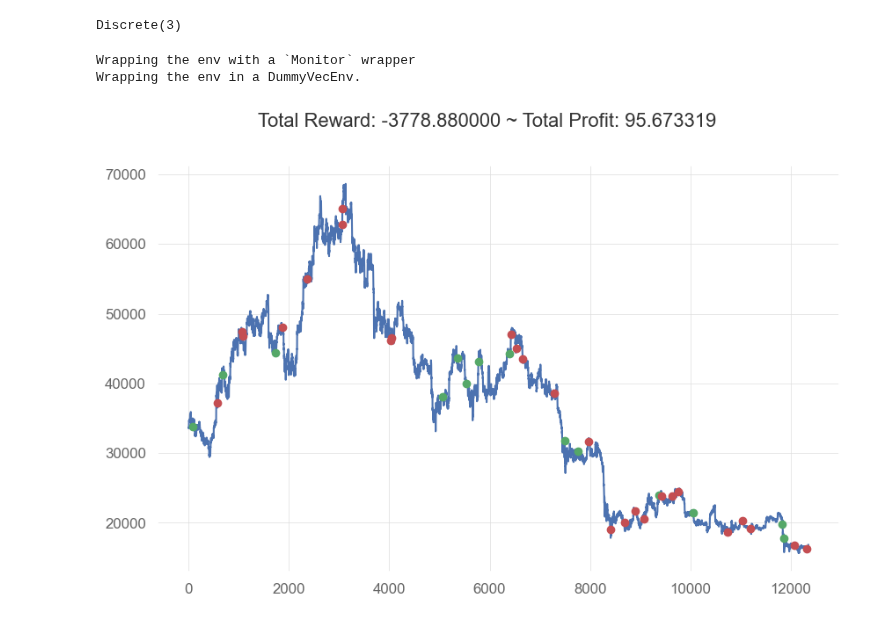
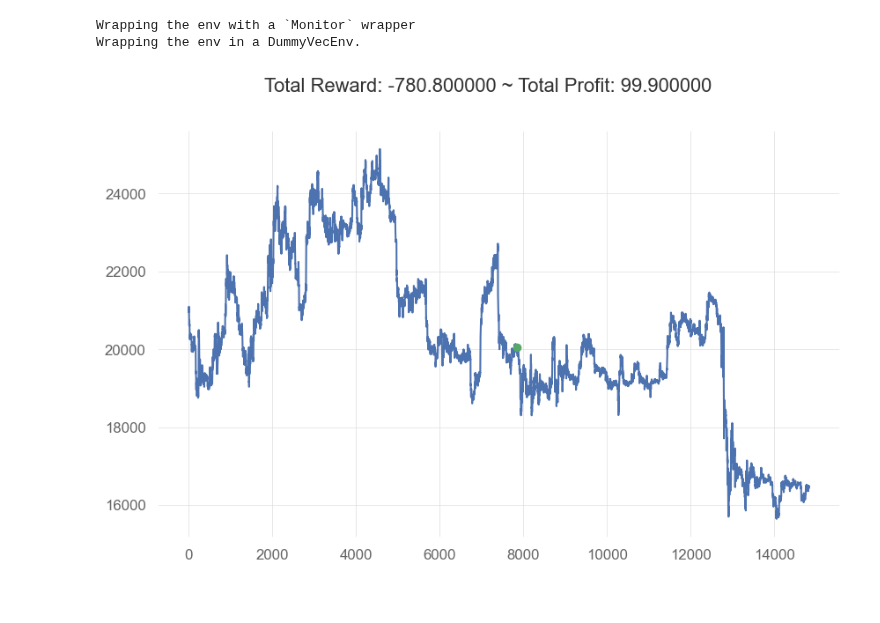
Before and after one commit to zizzs3228/trading, a Jupyter notebook: AIbot.ipynb, the cells around one changed output. Cells and saved outputs as stored; diff of their text form; code cells hidden in the pictures.

```diff
--- a/AIbot.ipynb
+++ b/AIbot.ipynb
@@ -36,20 +36,23 @@ def add_signals(env):
     start = env.frame_bound[0] - env.window_size
     end = env.frame_bound[1]
     prices = env.df.loc[:,'Close'].to_numpy()[start:end]
-    signal_features = env.df.loc[:,['Open','High','Low','Volume','RSX']].to_numpy()[start:end]
+    signal_features = env.df.loc[:,['PCTOpen','PCTHigh','PCTLow','PCTClose','PCTVolume','RSX']].to_numpy()[start:end]
     return prices, signal_features
 
 class MyCustomEnv(StocksEnv):
     _process_data = add_signals
 # %%
-# traindf = get_price_data_binance('BTCUSDT',1000,'1 Jul, 2021','30 Nov, 2022',interval = Client.KLINE_INTERVAL_1HOUR)
-# testdf = get_price_data_binance('BTCUSDT',1000,'1 Dec, 2022','31 Dec, 2022',interval = Client.KLINE_INTERVAL_1HOUR)
+# traindf = get_price_data_binance('BTCUSDT',1000,'1 Jul, 2021','30 Nov, 2022',interval = Client.KLINE_INTERVAL_15MINUTE)
+# testdf = get_price_data_binance('BTCUSDT',1000,'1 Dec, 2022','31 Dec, 2022',interval = Client.KLINE_INTERVAL_15MINUTE)
 # traindf.to_csv('traindf.csv',index=False)
 # testdf.to_csv('testdf.csv',index=False)
 traindf = pd.read_csv('traindf.csv')
 testdf = pd.read_csv('testdf.csv')
+enddf = pd.read_csv('enddf.csv')
 traindf['date'] = pd.to_datetime(traindf['date'])
 testdf['date'] = pd.to_datetime(testdf['date'])
+enddf['date'] = pd.to_datetime(enddf['date'])
 traindf.set_index('date',inplace=True)
 testdf.set_index('date',inplace=True)
+enddf.set_index('date',inplace=True)
 # %%
@@ -137,18 +135,16 @@ model_path = os.path.join('models',f'{modelname}')
 # stats_path = os.path.join(log_path, "vec_normalize.pkl")
 window_size = 50
 start_index = window_size
-end_index = len(traindf)
+end_index = len(enddf)
 num_cpu = 1
 
 
-env = MyCustomEnv(df=traindf, frame_bound=(start_index+50,end_index), window_size=window_size)
-env.action_space
+# env = MyCustomEnv(df=traindf, frame_bound=(start_index+50,end_index), window_size=window_size)
+# env.action_space
 
 # obs = env.reset()
 # action = env.action_space.sample()
 # print(obs.dtype)
-# %% [output]
-Discrete(3)
 # %%
 # model = PPO("MlpPolicy", env, verbose=1, tensorboard_log=log_path,learning_rate=3e-3)
 # TIMESTEPS = 10000
@@ -156,33 +152,33 @@ Discrete(3)
 #     model.learn(total_timesteps=TIMESTEPS,reset_num_timesteps=False,tb_log_name=modelname)
 #     model.save(os.path.join(f'{model_path}',f'{TIMESTEPS*i}'))
 # %%
-env = MyCustomEnv(df=traindf, frame_bound=(start_index+50,end_index), window_size=window_size)
+env = MyCustomEnv(df=enddf, frame_bound=(start_index+50,end_index), window_size=window_size)
 
 profit = []
 results = []
-model = PPO.load('models\\test25\\60000.zip',env=env)
+model = PPO.load('models\\test31\\410000.zip',env=env)
 
 obs = env.reset()
 # print(f'Test №{i}')
 
 while True:
     action, state = model.predict(obs)
     obs, reward, done, info = env.step(action)
     results.append(info['total_profit'])
     # rewards.append(reward)
     if done:
         break
     # profit.append(info['total_profit'])
 # print(info['total_profit'])
 plt.cla()
 env.render_all()
 plt.show()
 # plt.scatter(range(len(rewards)), rewards)
 # plt.show()
 # %% [output]
 Wrapping the env with a `Monitor` wrapper
 Wrapping the env in a DummyVecEnv.
-[figure, old version]
+[figure, new version]
 # %%
 # results = {'deposit':results}
 # results = pd.DataFrame(results)
```
Also changed, not shown: parts of 1 cell of this notebook, 2 other files.
